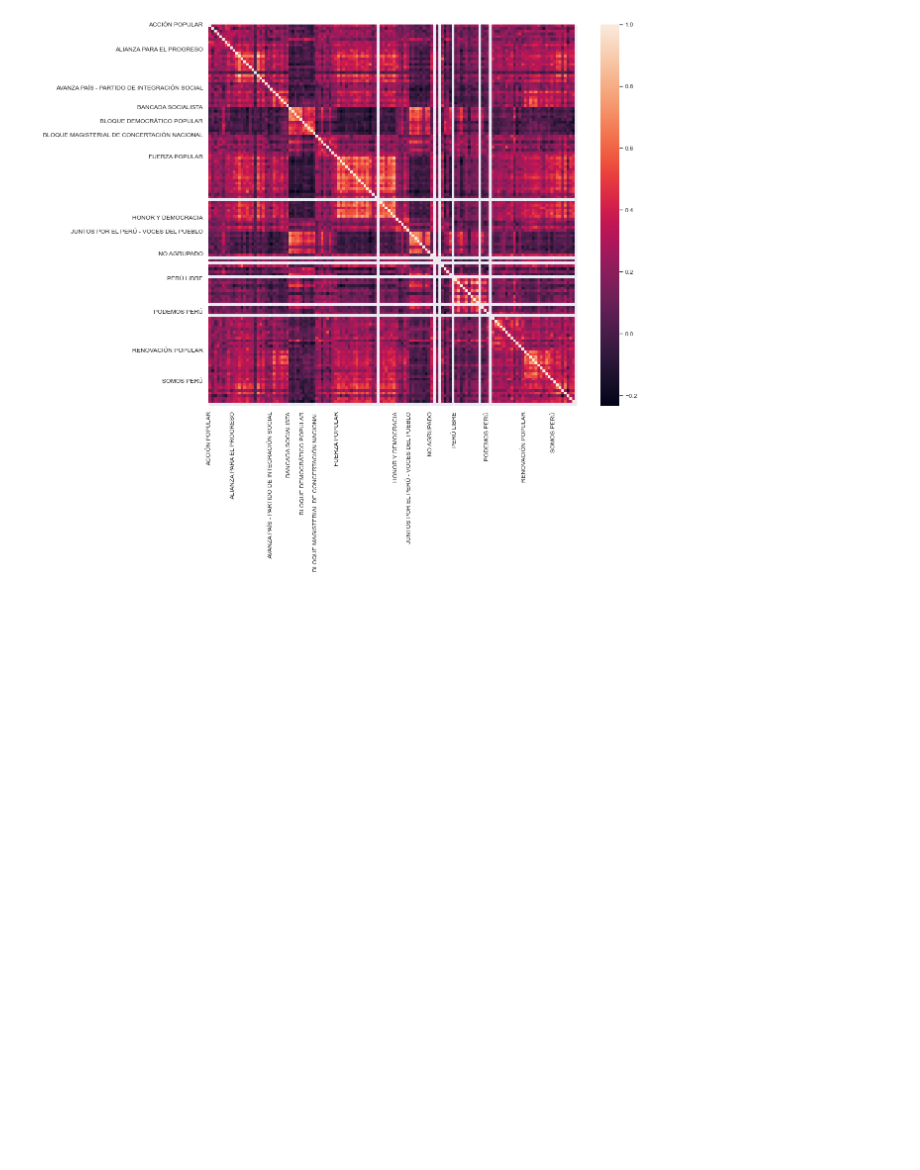
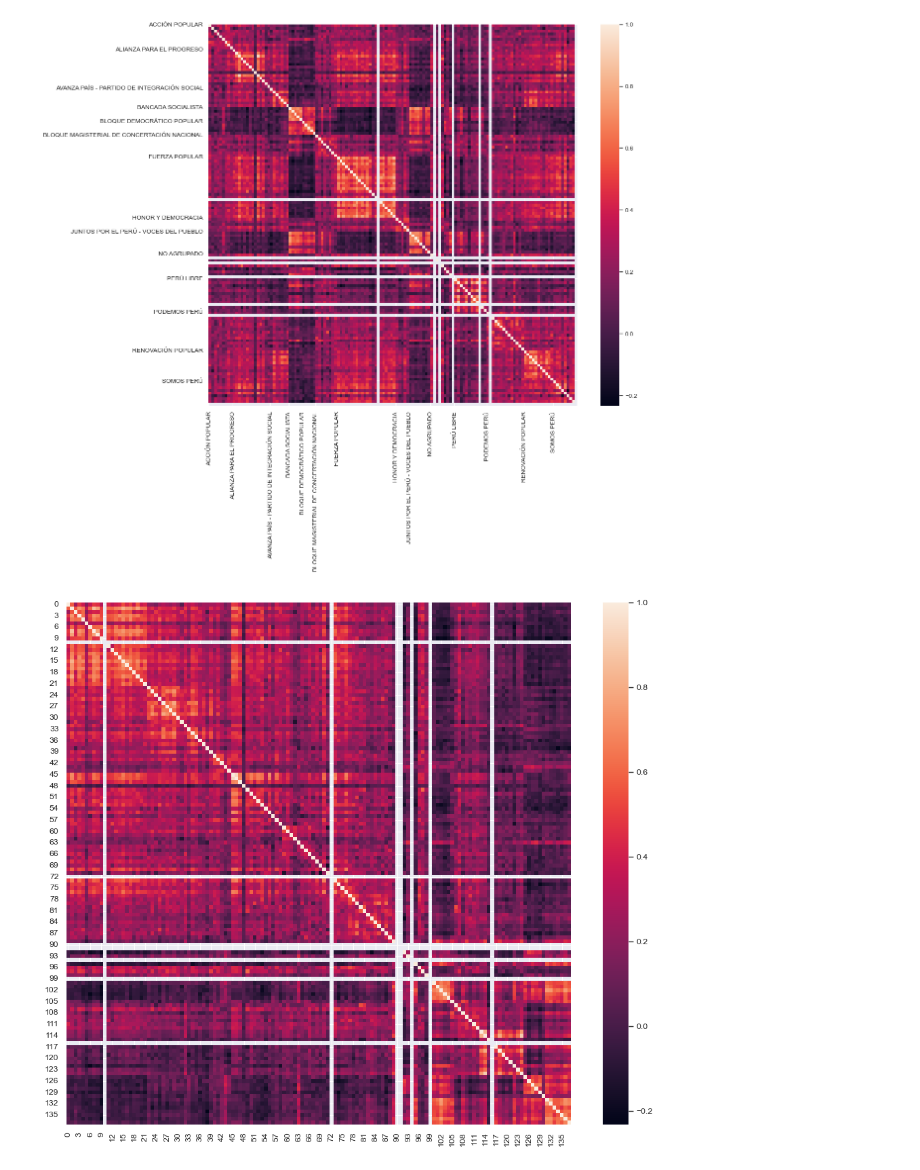
Before and after one commit to Andre-Carrillo/Data-Analysis-Portafolio, a Jupyter notebook: Análisis.ipynb, the cells around one changed output. Cells and saved outputs as stored; diff of their text form; code cells hidden in the pictures; blank space fills up the shorter version.

```diff
--- a/Análisis.ipynb
+++ b/Análisis.ipynb
@@ -266,6 +272,15 @@ g.set_yticklabels(pd.concat([VOTE_DICTIONARY["1.1.1"].fillna(0), Congress[by]],
  Text(0, 118, 'RENOVACIÓN POPULAR'),
  Text(0, 129, 'SOMOS PERÚ')]
 [figure]
+# %%
+order = ["FUERZA POPULAR", "RENOVACIÓN POPULAR", "AVANZA PAÍS - PARTIDO DE INTEGRACIÓN SOCIAL", "HONOR Y DEMOCRACIA", "ALIANZA PARA EL PROGRESO", "ACCIÓN POPULAR", "SOMOS PERÚ", "PODEMOS PERÚ", "NO AGRUPADO", "BANCADA SOCIALISTA", "BLOQUE MAGISTERIAL DE CONCERTACIÓN NACIONAL", "PERÚ LIBRE", "BLOQUE DEMOCRÁTICO POPULAR", "JUNTOS POR EL PERÚ - VOCES DEL PUEBLO"]
+plt.figure(figsize=(12, 10))  # Set figure size (width, height)
+by="Bancada"
+
+
+g = sns.heatmap(pd.concat([VOTE_DICTIONARY["1.1.1"].fillna(0), Congress[by]], axis=1).sort_values(by, key=lambda s:s.apply(order.index), ignore_index=True).drop(by, axis=1).transpose().corr())
+# %% [output]
+[figure, added]
 # %%
 pd.concat([VOTOS.fillna(0), Congress["Bancada"]], axis=1).sort_values("Bancada").groupby("Bancada").count()
 # %% [output]
```
Also changed, not shown: parts of 3 cells of this notebook.
